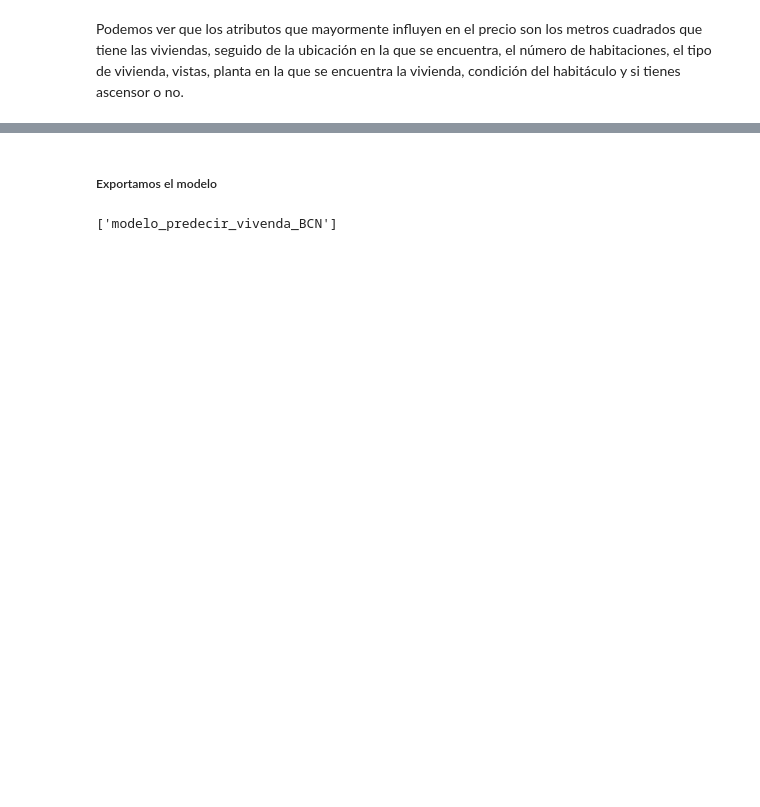
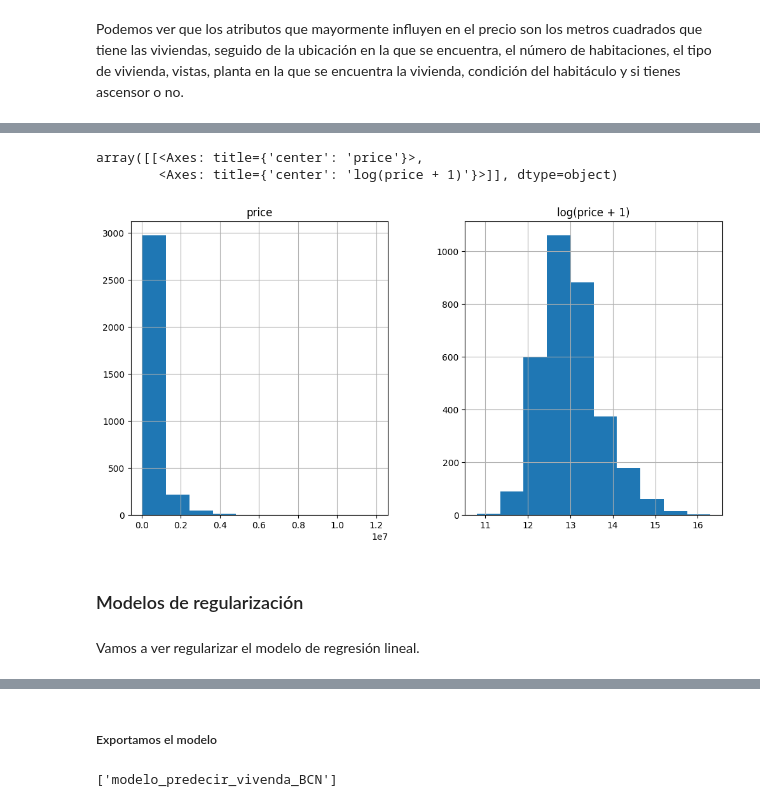
Before and after one commit to Fio-Deca/Vivienda_BCN, a Jupyter notebook: Casa_Barcelona_Estimacion.ipynb, the cells around one changed output, grey strips where cells are left out. Saved outputs shown, nothing was run; the diff lists cells and outputs as text; code cells hidden in the pictures; blank space fills up the shorter version.

```diff
--- a/Casa_Barcelona_Estimacion.ipynb
+++ b/Casa_Barcelona_Estimacion.ipynb
@@ -427,4 +415,0 @@ conversion(DictFloor,floors)
-# %%
-#Eliminamos las celdas que son formato string menos la de lift
-df.drop(['id','city',],axis=1,inplace=True)
-df.head(5)
@@ -438,11 +415,0 @@ df.head(5)
-# %%
-#Cambiamos los valores de la columna lift de string a booleano
-df['lift']=df['lift'].map({
-    'Yes':1,
-    'No':0
-})
-df['views']=df['exterior'].map({
-    'exterior':1,
-    'interior':0
-})
-df.head(5)
@@ -455,0 +465,9 @@ df.head(5)
+# %%
+#normalizamos los precios para cambiar la distribución de tipo exponencial por una distribución normal
+plt.rcParams['figure.figsize'] = (12.0, 6.0)
+prices = pd.DataFrame({"price":df["prices"], "log(price + 1)":np.log1p(df["prices"])})
+prices.hist()
+# %% [output]
+array([[<Axes: title={'center': 'price'}>,
+        <Axes: title={'center': 'log(price + 1)'}>]], dtype=object)
+[figure, added]
@@ -455,0 +496,4 @@ df.head(5)
+# %% [markdown]
+<h3> Modelos de regularización</h3>
+# %% [markdown]
+Vamos a ver regularizar el modelo de regresión lineal.
```
Also changed, not shown: parts of 62 cells of this notebook, 1 other file.
